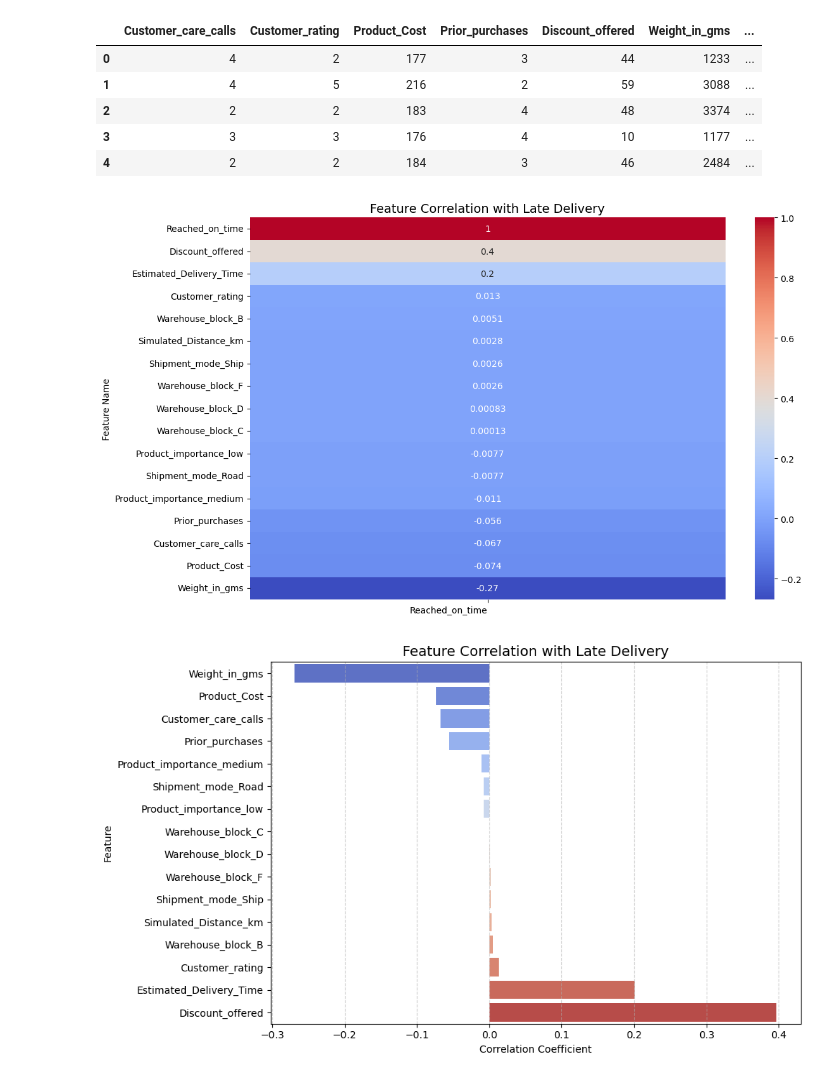
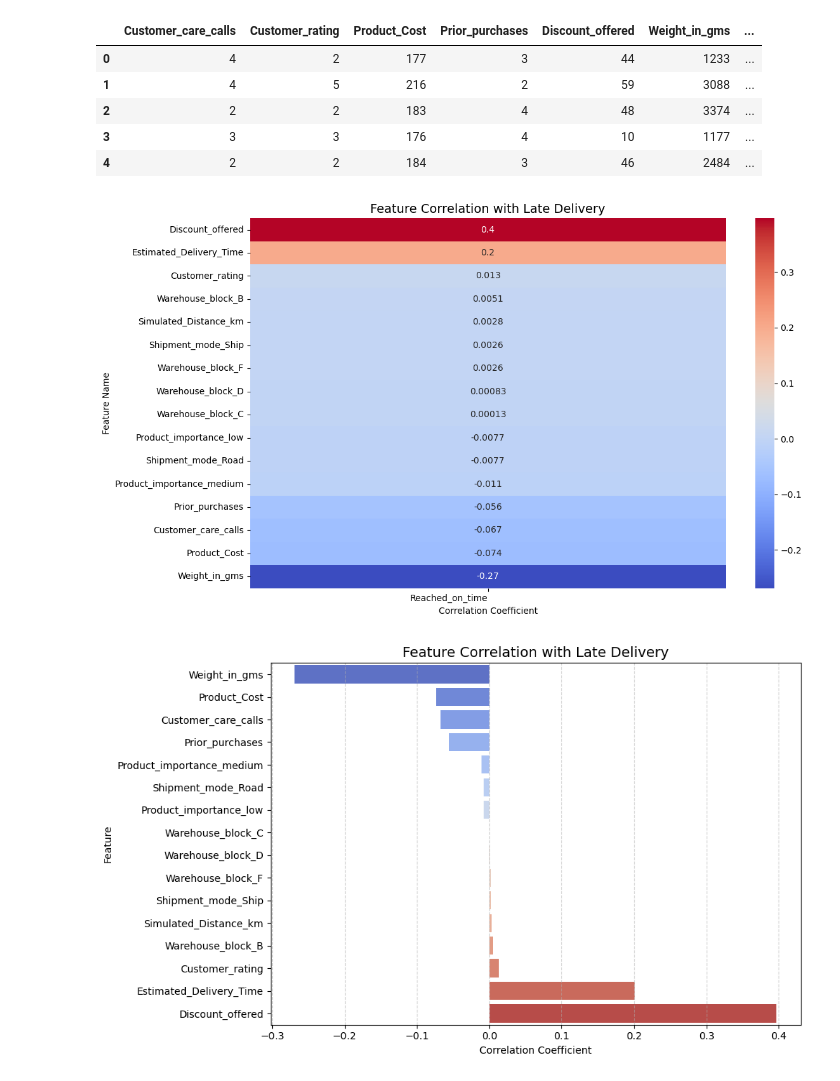
Before and after one commit to julaicc/delivery-predictor-project, a Jupyter notebook: Delivery predictions/delivery_predict_proto.ipynb, the cells around one changed output. Drawn from its saved outputs; the diff is of its cells as text; code cells hidden in the pictures.

Commit message:
Graph formatting

```diff
--- a/Delivery predictions/delivery_predict_proto.ipynb
+++ b/Delivery predictions/delivery_predict_proto.ipynb
@@ -161,27 +161,32 @@ Final feature set: (10999, 16)
 # %%
 # Compute correlation matrix
 corr = df[features + ['Reached_on_time']].corr()
 
-# Sort features by correlation strength (optional)
-sorted_features = corr['Reached_on_time'].sort_values(ascending=False).index
+# Drop the target row (keep the target column)
+corr_features = corr.drop(index='Reached_on_time', columns=None)
 
-# Create horizontal layout
-plt.figure(figsize=(12, 2 + len(features) * 0.3))
+# Sort features by absolute correlation strength
+sorted_features = corr_features['Reached_on_time'].sort_values(ascending=False).index
+
+# Plot in that order
+plt.figure(figsize=(12, 2 + len(sorted_features) * 0.3))
 sns.heatmap(
-    corr.loc[sorted_features, ['Reached_on_time']],
+    corr_features.loc[sorted_features, ['Reached_on_time']],  # <— use corr_features here
     annot=True,
     cmap='coolwarm',
     cbar=True
 )
+
 plt.title('Feature Correlation with Late Delivery', fontsize=14)
+plt.ylabel('Feature Name')
+plt.xlabel('Correlation Coefficient')
 
-plt.ylabel('Feature Name')
 plt.xticks(rotation=0, ha='right')
 plt.yticks(rotation=0)
 plt.tight_layout()
 plt.show()
 # %% [output]
-[figure, old version]
+[figure, new version]
 # %%
 # Extract correlations with the target
 corr_target = corr['Reached_on_time'].drop('Reached_on_time')
```
Also changed, not shown: 1 other file.
